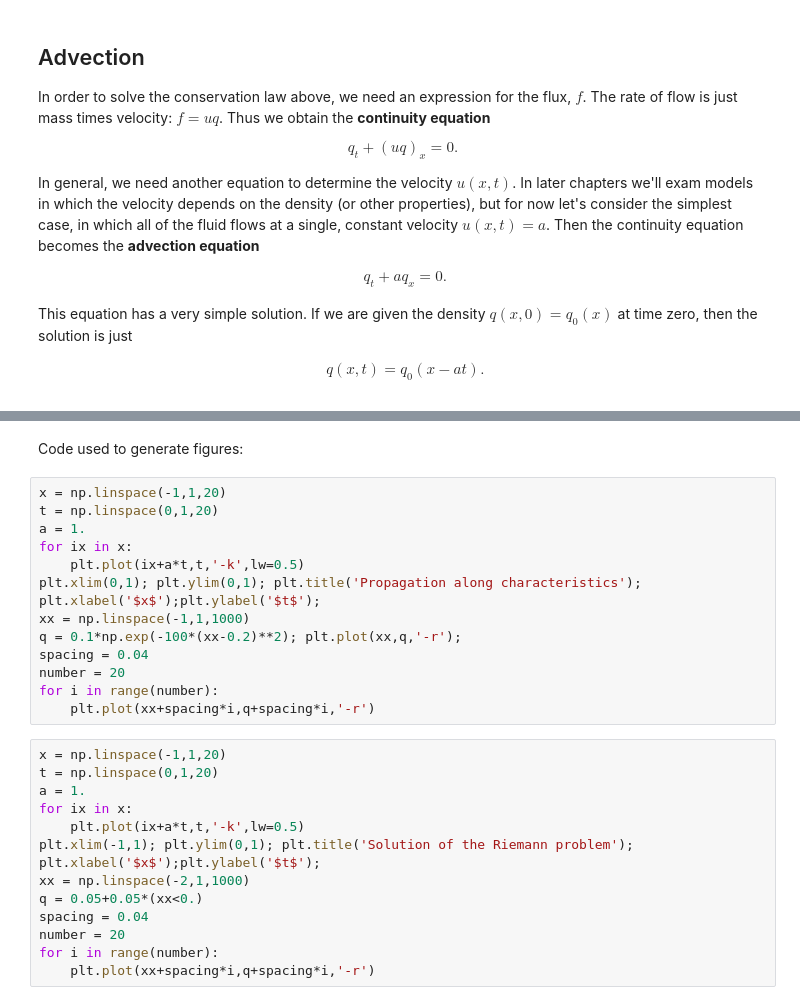
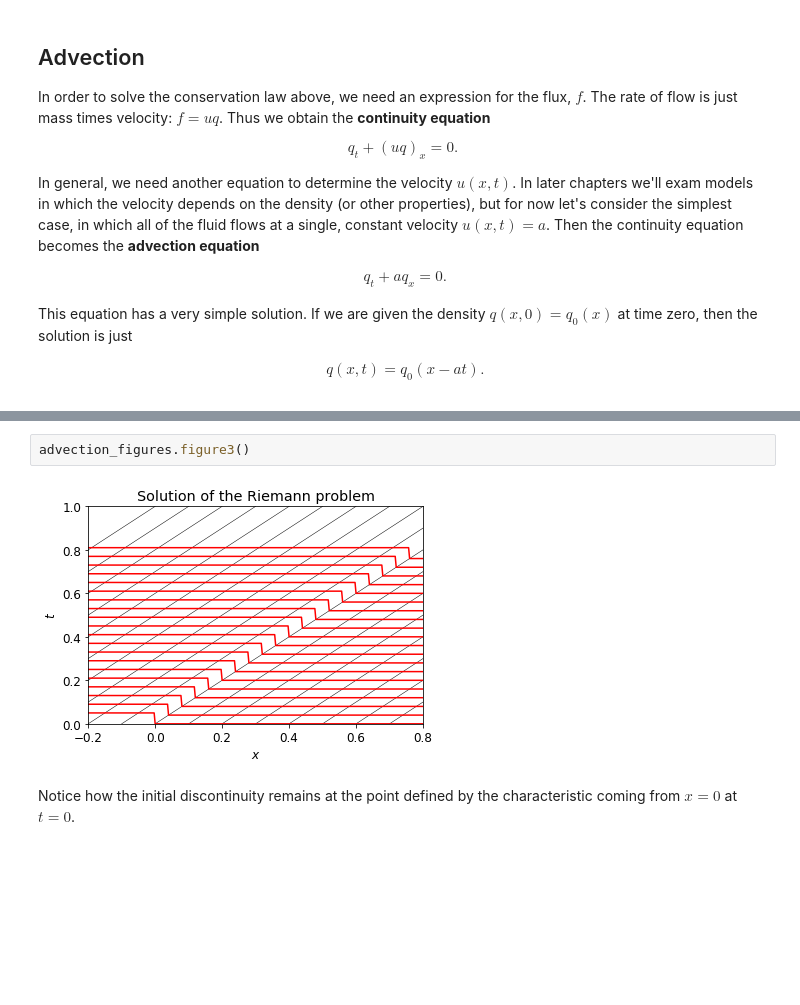
Before and after one commit to clawpack/riemann_book, a Jupyter notebook: Advection.ipynb, the cells around one changed output, grey strips where cells are left out. Drawn from its saved outputs; the diff is of its cells as text; blank space fills up the shorter version.

```diff
--- a/Advection.ipynb
+++ b/Advection.ipynb
@@ -85,28 +89,6 @@ Notice how the initial discontinuity remains at the point defined by the charact
-# %% [markdown]
-Code used to generate figures:
-# %%
-x = np.linspace(-1,1,20)
-t = np.linspace(0,1,20)
-a = 1.
-for ix in x:
-    plt.plot(ix+a*t,t,'-k',lw=0.5)
-plt.xlim(0,1); plt.ylim(0,1); plt.title('Propagation along characteristics'); plt.xlabel('$x$');plt.ylabel('$t$');
-xx = np.linspace(-1,1,1000)
-q = 0.1*np.exp(-100*(xx-0.2)**2); plt.plot(xx,q,'-r');
-spacing = 0.04
-number = 20
-for i in range(number):
-    plt.plot(xx+spacing*i,q+spacing*i,'-r')
-# %%
-x = np.linspace(-1,1,20)
-t = np.linspace(0,1,20)
-a = 1.
-for ix in x:
-    plt.plot(ix+a*t,t,'-k',lw=0.5)
-plt.xlim(-1,1); plt.ylim(0,1); plt.title('Solution of the Riemann problem'); plt.xlabel('$x$');plt.ylabel('$t$');
-xx = np.linspace(-2,1,1000)
-q = 0.05+0.05*(xx<0.)
-spacing = 0.04
-number = 20
-for i in range(number):
-    plt.plot(xx+spacing*i,q+spacing*i,'-r')
+# %%
+advection_figures.figure3()
+# %% [output]
+[figure, added]
+# %% [markdown]
+Notice how the initial discontinuity remains at the point defined by the characteristic coming from $x=0$ at $t=0$.
```
Also changed, not shown: parts of 8 cells of this notebook, 1 other file.
